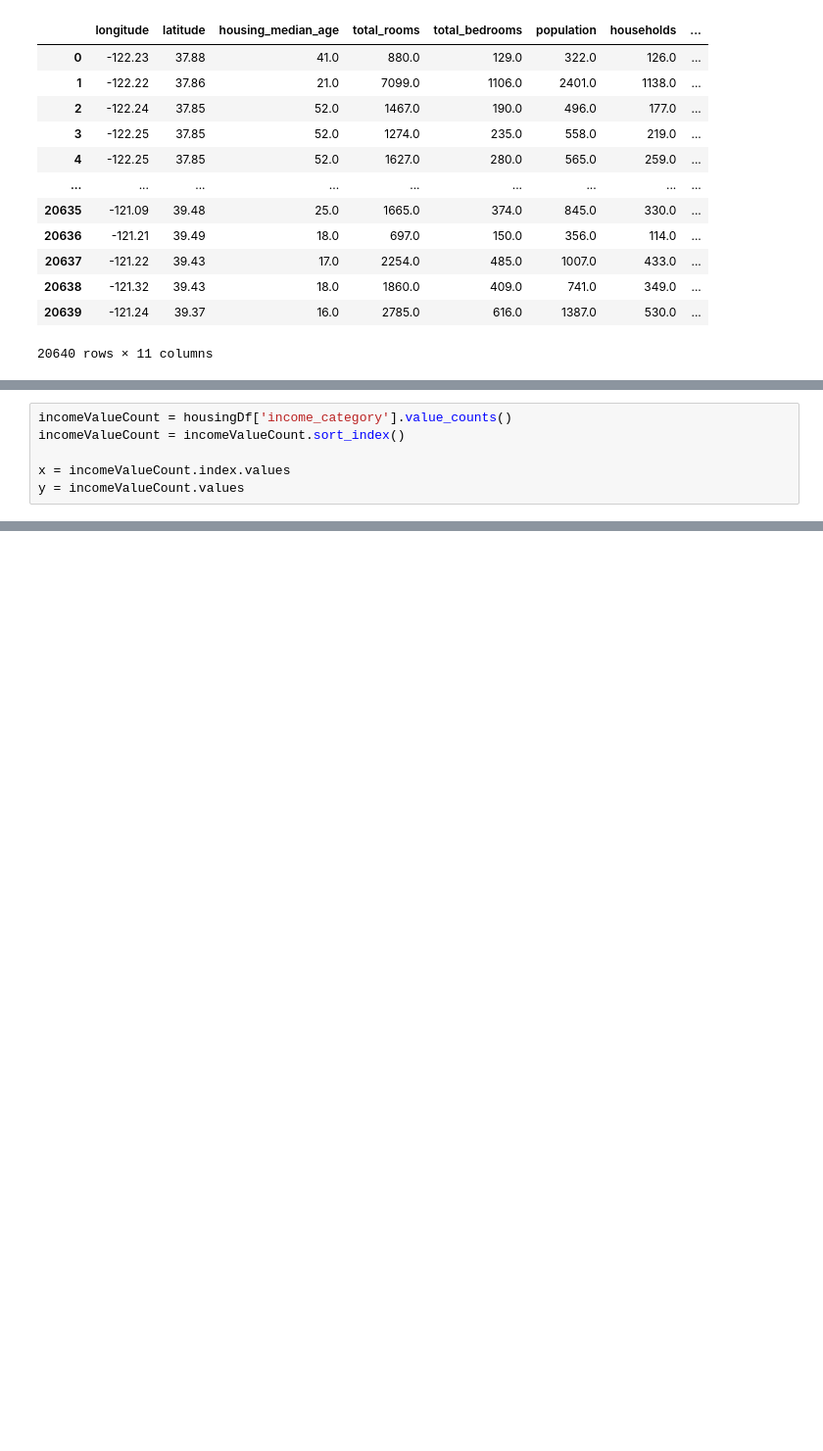
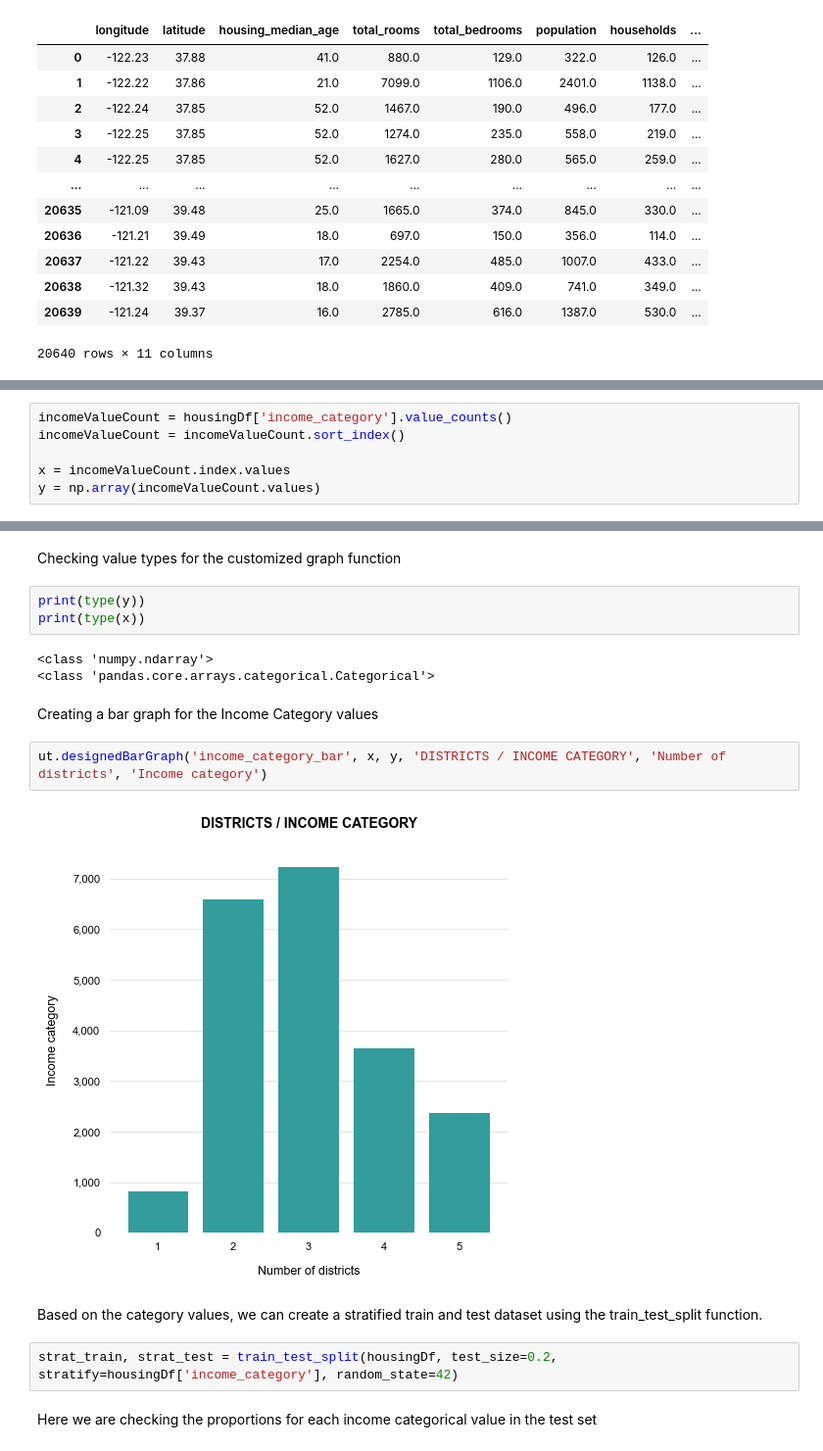
Before and after one commit to Slindex/ML-Projects, a Jupyter notebook: supervised_regression/supervised_regression.ipynb, the cells around one changed output, grey strips where cells are left out. Shown at 98% size. Cells and saved outputs as stored; diff of their text form; blank space fills up the shorter version.

Commit message:
Minor functions corrections and updates

```diff
--- a/supervised_regression/supervised_regression.ipynb
+++ b/supervised_regression/supervised_regression.ipynb
@@ -182,4 +184,4 @@ incomeValueCount = housingDf['income_category'].value_counts()
 incomeValueCount = incomeValueCount.sort_index()
 
 x = incomeValueCount.index.values
-y = incomeValueCount.values
+y = np.array(incomeValueCount.values)
@@ -227,0 +188,20 @@ ut.saveGraph('income_category_bar')
+# %% [markdown]
+Checking value types for the customized graph function
+# %%
+print(type(y))
+print(type(x))
+# %% [output]
+<class 'numpy.ndarray'>
+<class 'pandas.core.arrays.categorical.Categorical'>
+# %% [markdown]
+Creating a bar graph for the Income Category values
+# %%
+ut.designedBarGraph('income_category_bar', x, y, 'DISTRICTS / INCOME CATEGORY', 'Number of districts', 'Income category')
+# %% [output]
+[figure, added]
+# %% [markdown]
+Based on the category values, we can create a stratified train and test dataset using the train_test_split function.
+# %%
+strat_train, strat_test = train_test_split(housingDf, test_size=0.2, stratify=housingDf['income_category'], random_state=42)
+# %% [markdown]
+Here we are checking the proportions for each income categorical value in the test set
```
Also changed, not shown: parts of 5 cells of this notebook, 5 other files.
